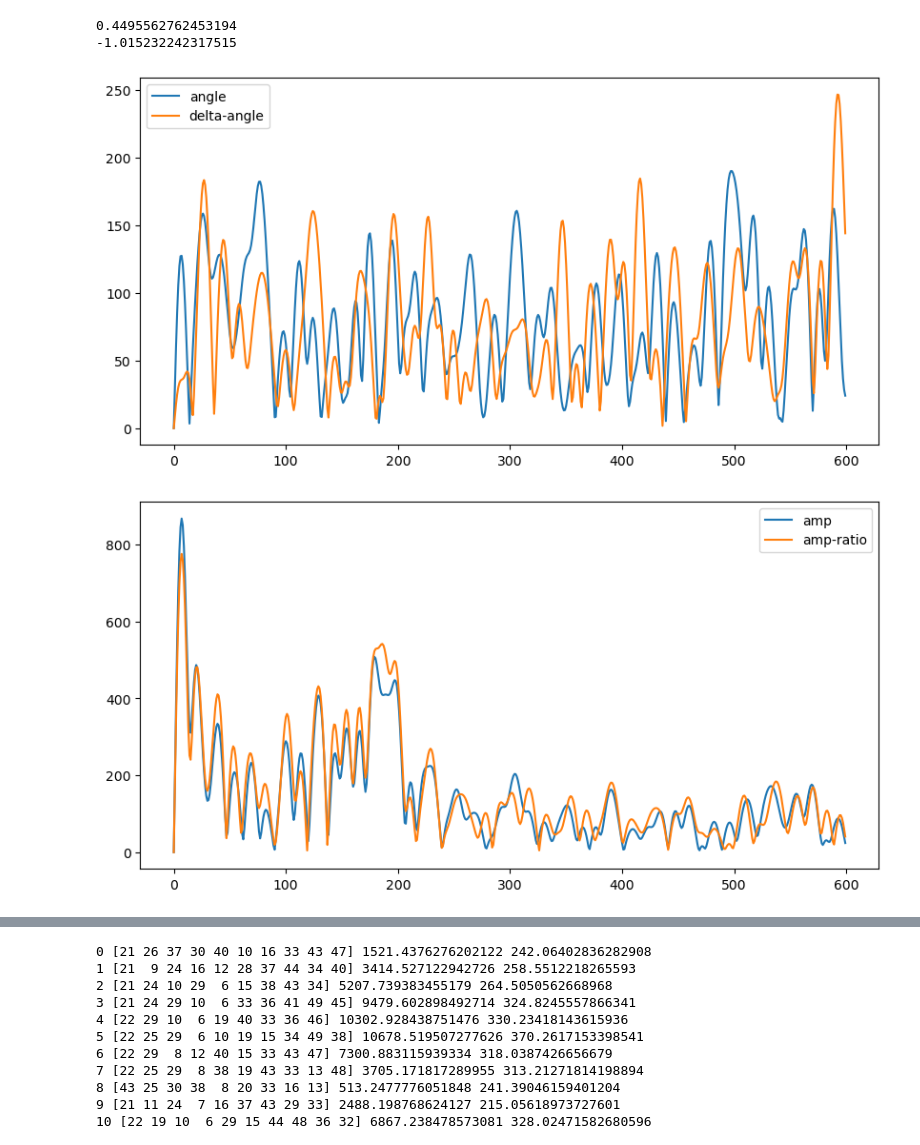
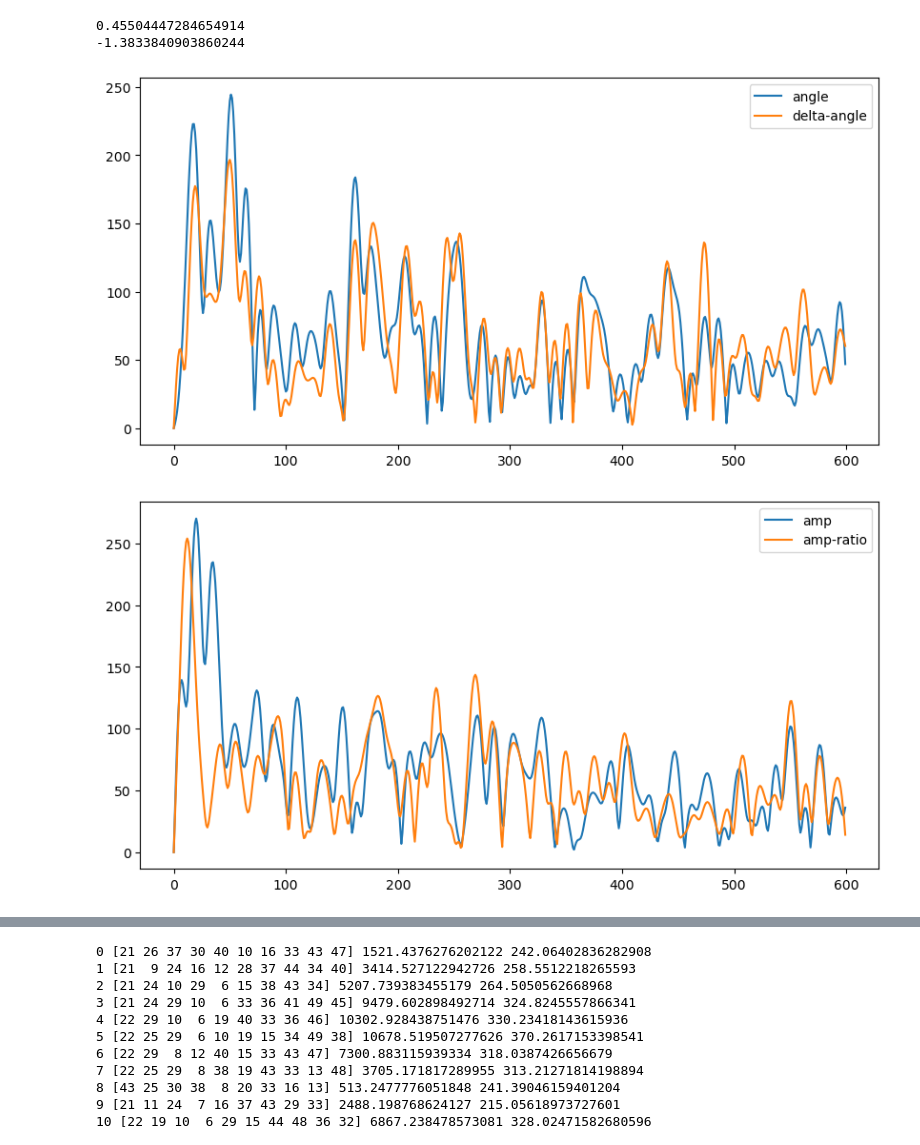
Before and after one commit to hdright/breath_detect, a Jupyter notebook: test.ipynb, the cells around one changed output, grey strips where cells are left out. Saved outputs shown, nothing was run; the diff lists cells and outputs as text; code cells hidden in the pictures.

```diff
--- a/test.ipynb
+++ b/test.ipynb
@@ -101,60 +101,35 @@ for ii in range(samp.Cfg['Nsamp']):
 import matplotlib.pyplot as plt
 from scipy.signal import find_peaks, lfilter
 from scipy.stats import kurtosis, skew
 from scipy import signal
 
 def zero_crossing_rate(x):
     return np.sum(np.abs(np.diff(np.sign(x)))) / len(x)
 ii = 33
-sc = 9
+sc = 37
 x = np.abs(psd_[sc][ii])
 x_delta = np.abs(psd_delta[sc][ii])
 x_amp = np.abs(psd_amp[sc][ii])
 x_amp_ratio = np.abs(psd_amp_ratio[sc][ii])
 freq = np.abs(np.fft.fft(x))
 print(np.sum(freq[100:]) / np.sum(freq))
 print(kurtosis(x[9:32]))
 plt.figure(figsize=(10, 5))
 plt.plot(x)
 plt.plot(x_delta)
 plt.legend(['angle', 'delta-angle'])
 plt.show()
 plt.figure(figsize=(10, 5))
 plt.plot(x_amp)
 plt.plot(x_amp_ratio)
 plt.legend(['amp', 'amp-ratio'])
 plt.show()
 # plt.plot(np.arange(0, breathEnd, breathEnd / dftSize) * 60, x)
 # plt.plot(np.arange(0, breathEnd, breathEnd / dftSize) * 60, np.abs(psd_bg[ii]))
 # x = psd_bg[ii] - np.mean(psd_bg[ii])
 # print(np.var(x[int(5/BPMresol):int(50/BPMresol)]) / np.max(x[int(5/BPMresol):int(50/BPMresol)]))
-BPMrange = [5, 50]  # 5-50BPM
-minBPM, maxBPM = BPMrange[0], BPMrange[1]
-minIndex, maxIndex = int(minBPM / BPMresol), int(maxBPM / BPMresol)
-# 将x的minIndex, maxIndex区间的值循环右移，右移长度为2/BPMresol个单位
-shift = int(-10 / BPMresol)
-x_delta[minIndex:maxIndex] = np.roll(x_delta[minIndex:maxIndex], shift)
-x_delta_origin = x_delta.copy()
-if shift > 0:
-    shift_seq_left_ratio = x_delta[minIndex-1] / x_delta[minIndex]
-    shift_seq_right_ratio = x_delta[minIndex+shift] / x_delta[minIndex+shift-1]
-    seq_5060_left_ratio = x_delta[maxIndex-1] / x_delta[maxIndex]
-    seq_5060_right_ratio = 1
-    # 生成[shift_seq_left_ratio, shift_seq_right_ratio]区间的等比数列，长度为shift
-    ratio_shift_seq = np.geomspace(shift_seq_left_ratio, shift_seq_right_ratio, shift)
-    # 生成[seq_5060_left_ratio, seq_5060_right_ratio]区间的等比数列，长度为dftSize-maxIndex
-    ratio_seq_5060 = np.geomspace(seq_5060_left_ratio, seq_5060_right_ratio, dftSize-maxIndex)
-    x_delta[minIndex:minIndex+shift] *= ratio_shift_seq
-    x_delta[maxIndex:] *= ratio_seq_5060
-
-plt.figure(figsize=(10, 5))
-plt.plot(x_delta_origin)
-plt.plot(x_delta)
-# plt.plot(x_delta)
-plt.legend(['x_delta_origin', 'x_delta'])
-plt.show()
 # %% [output]
-0.4495562762453194
--1.015232242317515
+0.45504447284654914
+-1.3833840903860244
-[figure, old version]
+[figure, new version]
-[figure, old version]
+[figure, new version]
```
Also changed, not shown: parts of 2 cells of this notebook, 5 other files.
